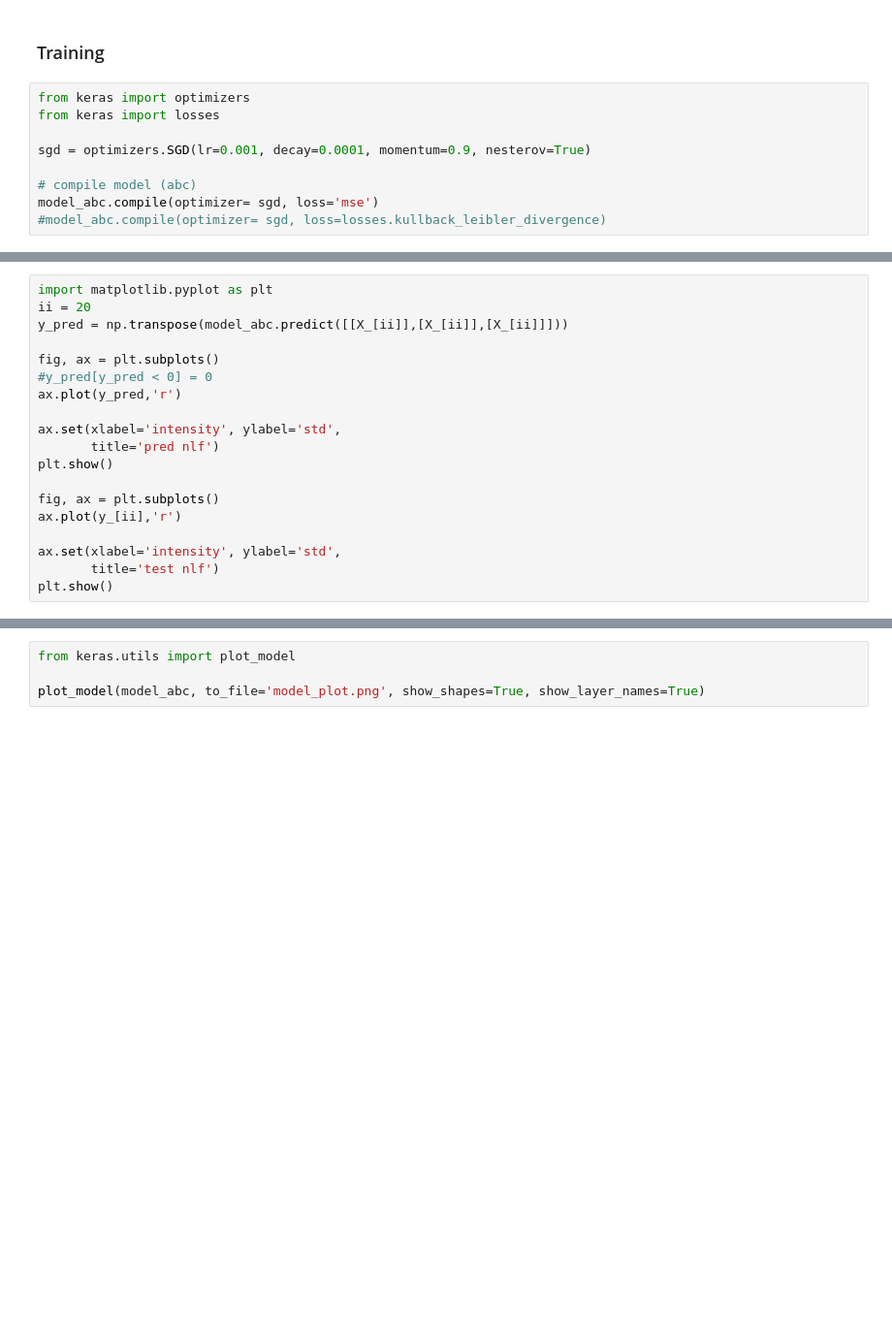
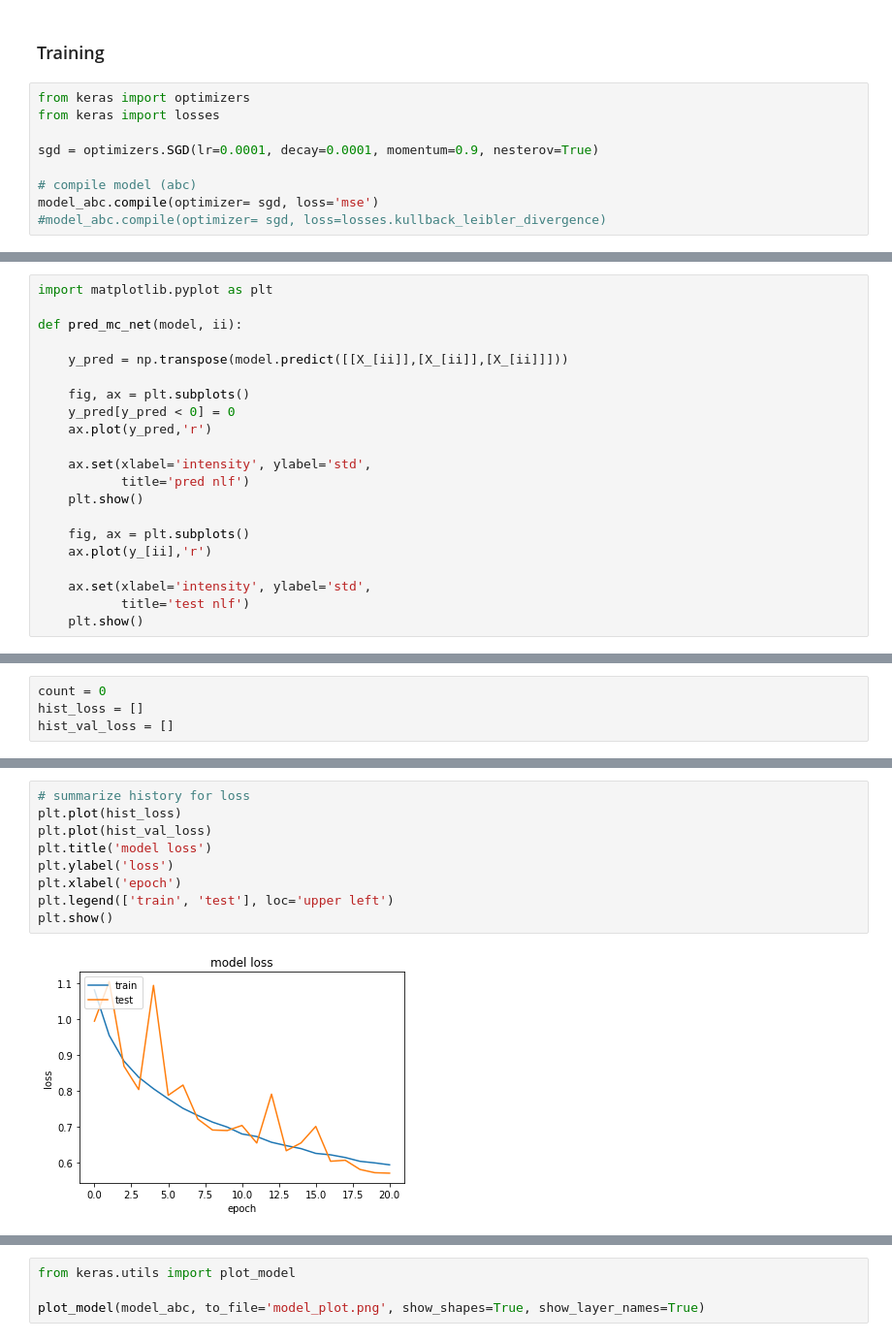
Before and after one commit to CarlosRamis/tfg_real_denoising, a Jupyter notebook: CNN_test_working.ipynb, the cells around one changed output, grey strips where cells are left out. Shown at 97% size. Drawn from its saved outputs; the diff is of its cells as text; blank space fills up the shorter version.

```diff
--- a/CNN_test_working.ipynb
+++ b/CNN_test_working.ipynb
@@ -175,7 +164,7 @@ ________________________________________________________________________________
 from keras import optimizers
 from keras import losses
 
-sgd = optimizers.SGD(lr=0.001, decay=0.0001, momentum=0.9, nesterov=True)
+sgd = optimizers.SGD(lr=0.0001, decay=0.0001, momentum=0.9, nesterov=True)
 
 # compile model (abc)
 model_abc.compile(optimizer= sgd, loss='mse')
@@ -224,19 +194,21 @@ Epoch 30/30
 # %%
 import matplotlib.pyplot as plt
-ii = 20
-y_pred = np.transpose(model_abc.predict([[X_[ii]],[X_[ii]],[X_[ii]]]))
 
-fig, ax = plt.subplots()
-#y_pred[y_pred < 0] = 0
-ax.plot(y_pred,'r')
+def pred_mc_net(model, ii):
 
-ax.set(xlabel='intensity', ylabel='std',
-       title='pred nlf')
-plt.show()
+    y_pred = np.transpose(model.predict([[X_[ii]],[X_[ii]],[X_[ii]]]))
 
-fig, ax = plt.subplots()
-ax.plot(y_[ii],'r')
+    fig, ax = plt.subplots()
+    y_pred[y_pred < 0] = 0
+    ax.plot(y_pred,'r')
 
-ax.set(xlabel='intensity', ylabel='std',
-       title='test nlf')
-plt.show()
+    ax.set(xlabel='intensity', ylabel='std',
+           title='pred nlf')
+    plt.show()
+
+    fig, ax = plt.subplots()
+    ax.plot(y_[ii],'r')
+
+    ax.set(xlabel='intensity', ylabel='std',
+           title='test nlf')
+    plt.show()
@@ -247,0 +215,4 @@ print(y_[0])
+# %%
+count = 0
+hist_loss = []
+hist_val_loss = []
@@ -247,0 +267,11 @@ print(y_[0])
+# %%
+# summarize history for loss
+plt.plot(hist_loss)
+plt.plot(hist_val_loss)
+plt.title('model loss')
+plt.ylabel('loss')
+plt.xlabel('epoch')
+plt.legend(['train', 'test'], loc='upper left')
+plt.show()
+# %% [output]
+[figure, added]
```
Also changed, not shown: parts of 14 cells of this notebook.
